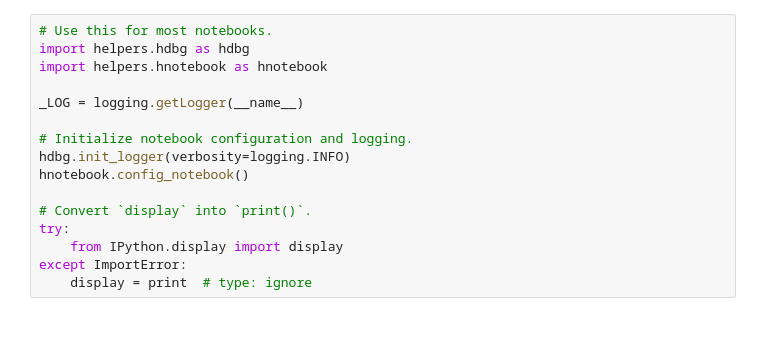
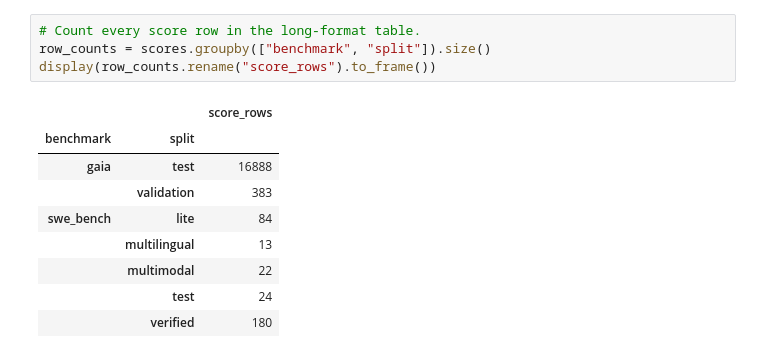
Before and after one commit to Yashu16/forked_grp8_gpsaggese.github.io, a Jupyter notebook: class_project/msml610/Fall2026/projects/UmdTask934_MSML610_Fall2026_Benchmarking_Data_Science_Agents/benchmarking_agents.example.ipynb, the cells around one changed output. Saved outputs shown, nothing was run; the diff lists cells and outputs as text; blank space fills up the shorter version.

```diff
--- a/class_project/msml610/Fall2026/projects/UmdTask934_MSML610_Fall2026_Benchmarking_Data_Science_Agents/benchmarking_agents.example.ipynb
+++ b/class_project/msml610/Fall2026/projects/UmdTask934_MSML610_Fall2026_Benchmarking_Data_Science_Agents/benchmarking_agents.example.ipynb
@@ -40,16 +82,14 @@ import logging
 # %%
-# Use this for most notebooks.
-import helpers.hdbg as hdbg
-import helpers.hnotebook as hnotebook
-
-_LOG = logging.getLogger(__name__)
-
-# Initialize notebook configuration and logging.
-hdbg.init_logger(verbosity=logging.INFO)
-hnotebook.config_notebook()
-
-# Convert `display` into `print()`.
-try:
-    from IPython.display import display
-except ImportError:
-    display = print  # type: ignore
+# Count every score row in the long-format table.
+row_counts = scores.groupby(["benchmark", "split"]).size()
+display(row_counts.rename("score_rows").to_frame())
+# %% [output]
+|  |  | score_rows |
+| benchmark | split |  |
+| gaia | test | 16888 |
+|  | validation | 383 |
+| swe_bench | lite | 84 |
+|  | multilingual | 13 |
+|  | multimodal | 22 |
+|  | test | 24 |
+|  | verified | 180 |
```
Also changed, not shown: parts of 16 cells of this notebook, 4 other files.
